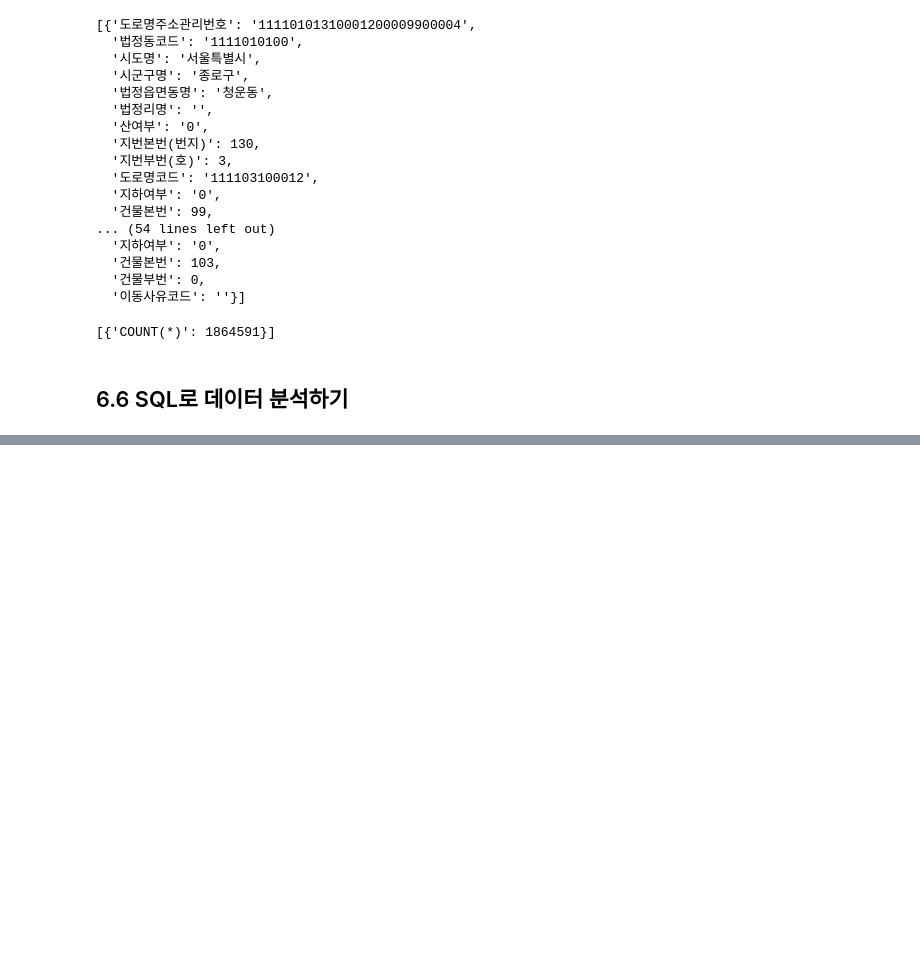
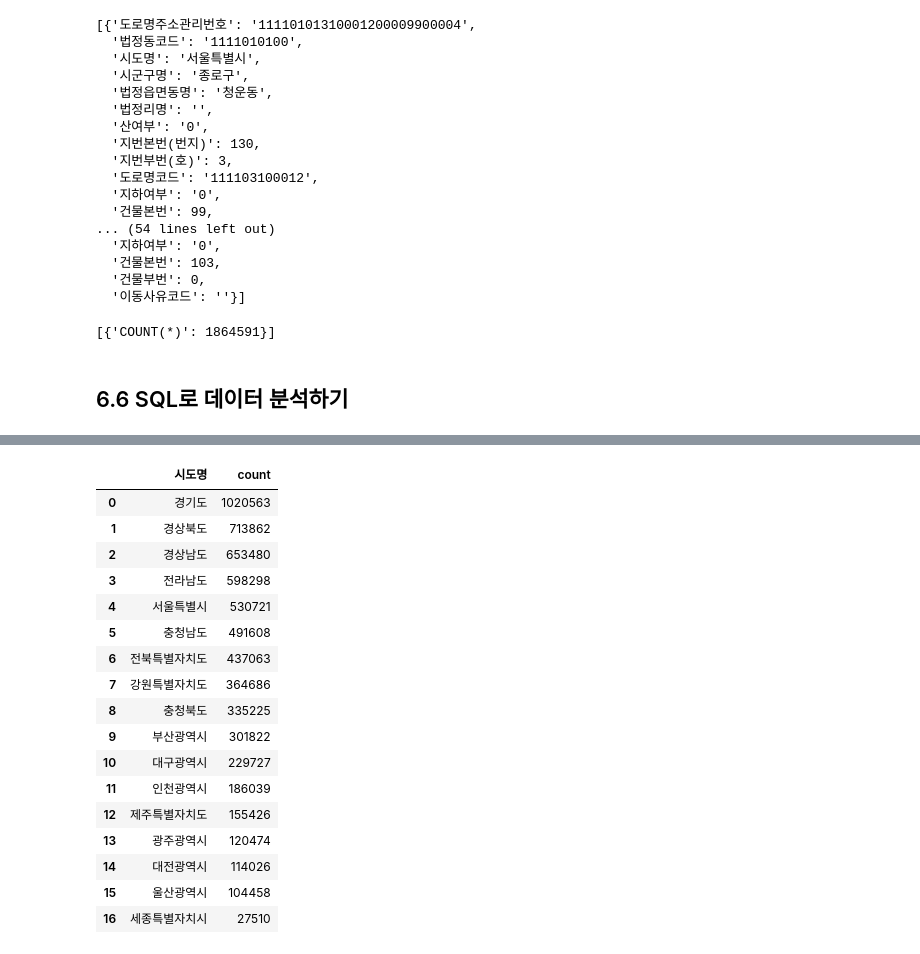
Before and after one commit to hike-lab/address-data-guide, a Jupyter notebook: code/chapter-6/address-pymysql-guide.ipynb, the cells around one changed output, grey strips where cells are left out. Drawn from its saved outputs; the diff is of its cells as text; code cells hidden in the pictures; blank space fills up the shorter version.

```diff
--- a/code/chapter-6/address-pymysql-guide.ipynb
+++ b/code/chapter-6/address-pymysql-guide.ipynb
@@ -410,0 +523,27 @@ query_get(sql)
+# %%
+import pandas as pd
+
+sql = "SELECT `시도명`, COUNT(`도로명주소관리번호`) AS count FROM full_rna_addr GROUP BY `시도명` ORDER BY count DESC;"
+
+conn = init_db_connection()
+df = pd.read_sql(sql, con=conn)
+df
+# %% [output]
+|  | 시도명 | count |
+| 0 | 경기도 | 1020563 |
+| 1 | 경상북도 | 713862 |
+| 2 | 경상남도 | 653480 |
+| 3 | 전라남도 | 598298 |
+| 4 | 서울특별시 | 530721 |
+| 5 | 충청남도 | 491608 |
+| 6 | 전북특별자치도 | 437063 |
+| 7 | 강원특별자치도 | 364686 |
+| 8 | 충청북도 | 335225 |
+| 9 | 부산광역시 | 301822 |
+| 10 | 대구광역시 | 229727 |
+| 11 | 인천광역시 | 186039 |
+| 12 | 제주특별자치도 | 155426 |
+| 13 | 광주광역시 | 120474 |
+| 14 | 대전광역시 | 114026 |
+| 15 | 울산광역시 | 104458 |
+| 16 | 세종특별자치시 | 27510 |
```
Also changed, not shown: parts of 14 cells of this notebook, 10 other files.
